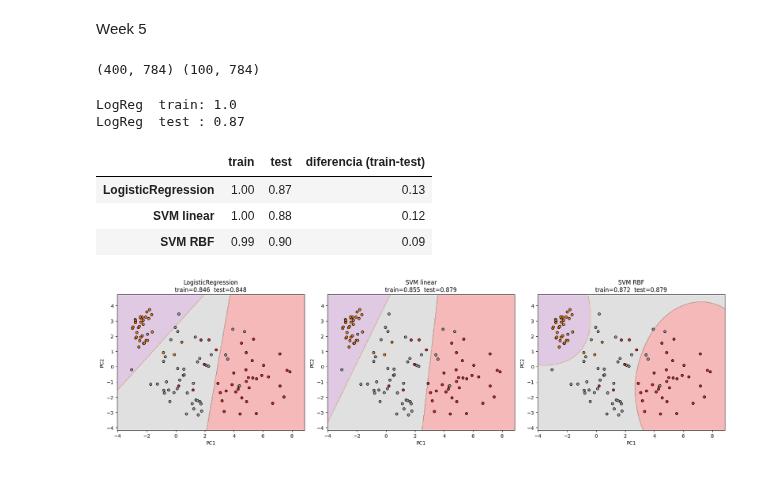
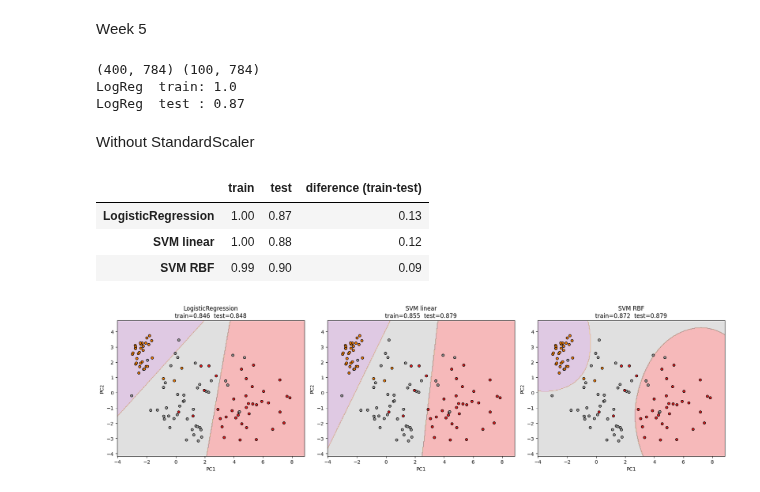
Before and after one commit to 100522155/egci463, a Jupyter notebook: digit_PCA_(1).ipynb, the cells around one changed output. Cells and saved outputs as stored; diff of their text form; code cells hidden in the pictures.

```diff
--- a/digit_PCA_(1).ipynb
+++ b/digit_PCA_(1).ipynb
@@ -579,36 +579,39 @@ from sklearn.decomposition import PCA
 from sklearn.preprocessing import StandardScaler
 from sklearn.pipeline import make_pipeline
 
+#Divide again, so that the data is the original
 X = (data.iloc[:, :-1] > 128).astype(int).values
 y = data.iloc[:, -1].values
 x_train, x_test, y_train, y_test = train_test_split(X, y, test_size=0.2, random_state=42)
-print(x_train.shape, x_test.shape)
-# %% [output]
-(400, 784) (100, 784)
 # %%
-model_lr = LogisticRegression(max_iter=1000).fit(x_train, y_train)
-print("LogReg  train:", model_lr.score(x_train, y_train))
-print("LogReg  test :", model_lr.score(x_test,  y_test))
+print(x_train.shape, x_test.shape) #data is already divided, check dimmensions
+model_lr = LogisticRegression(max_iter=1000).fit(x_train, y_train) #Train the LogisticRegression
+print("LogReg  train:", model_lr.score(x_train, y_train)) #Verify accuracy
+print("LogReg  test :", model_lr.score(x_test,  y_test)) #verify test accuracy
 # %% [output]
+(400, 784) (100, 784)
 LogReg  train: 1.0
 LogReg  test : 0.87
+# %% [markdown]
+Without StandardScaler
 # %%
-svm_rbf = SVC(kernel='rbf').fit(x_train, y_train)
-svm_lin = SVC(kernel='linear').fit(x_train, y_train)
+svm_rbf = SVC(kernel='rbf').fit(x_train, y_train) #Train support vector machine with rbf (when data cannot be separated correctly with a lineal border)
+svm_lin = SVC(kernel='linear').fit(x_train, y_train)#Train support vector machine with linear (lineal separation)
 
 results = {
     "LogisticRegression": model_lr,
     "SVM linear": svm_lin,
     "SVM RBF": svm_rbf,
-}
-tabla = pd.DataFrame({
+} #Aligns all the results in a dicctionary
+
+table = pd.DataFrame({ #Dictionary/table of the elements in the results dictionary
     name: {"train": m.score(x_train, y_train), "test": m.score(x_test, y_test)}
     for name, m in results.items()
 }).T
-tabla["diferencia (train-test)"] = tabla["train"] - tabla["test"]
-tabla
+table["difference (train-test)"] = table["train"] - table["test"]
+table
 # %% [output]
-|  | train | test | diferencia (train-test) |
+|  | train | test | diference (train-test) |
 | LogisticRegression | 1.00 | 0.87 | 0.13 |
 | SVM linear | 1.00 | 0.88 | 0.12 |
 | SVM RBF | 0.99 | 0.90 | 0.09 |
```
Also changed, not shown: parts of 7 cells of this notebook.
